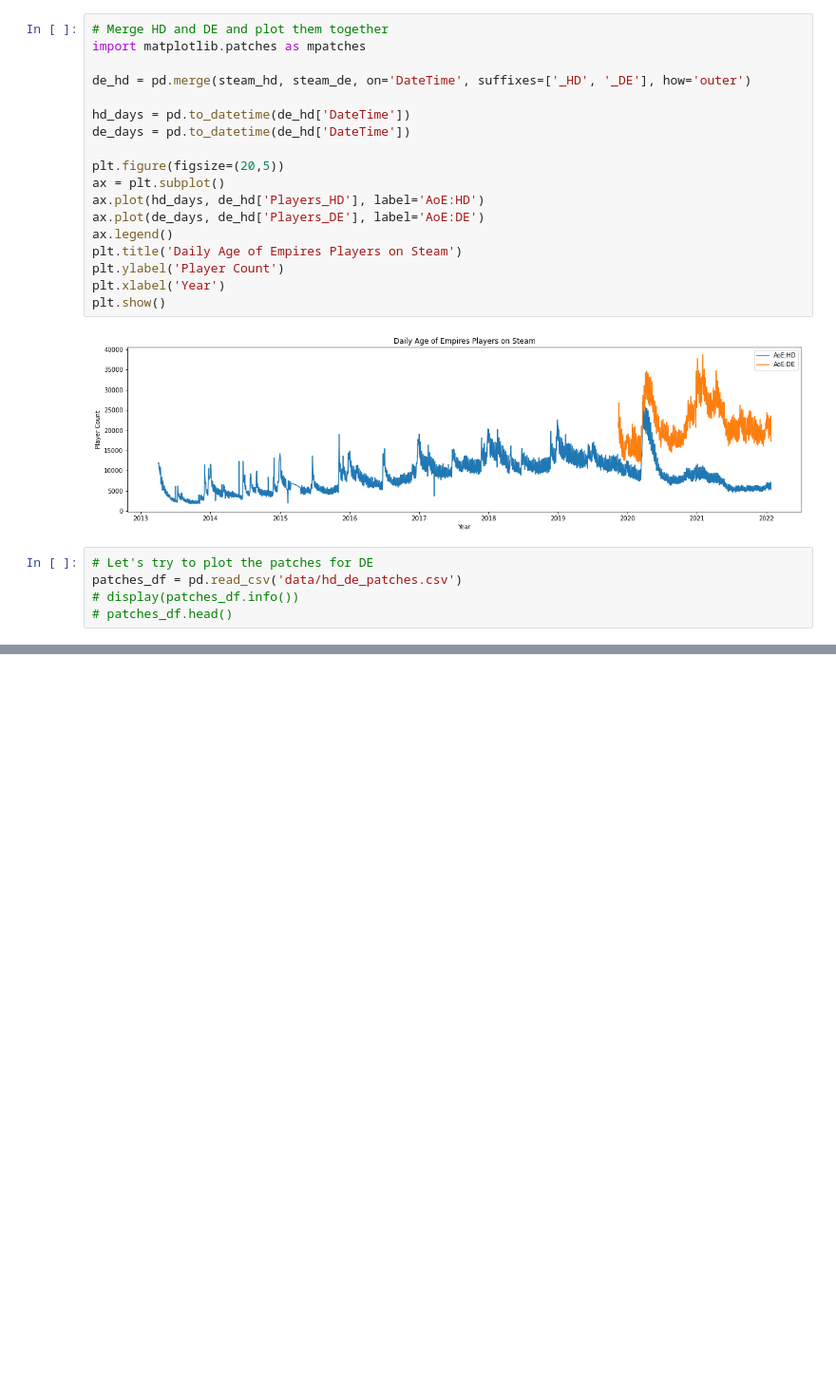
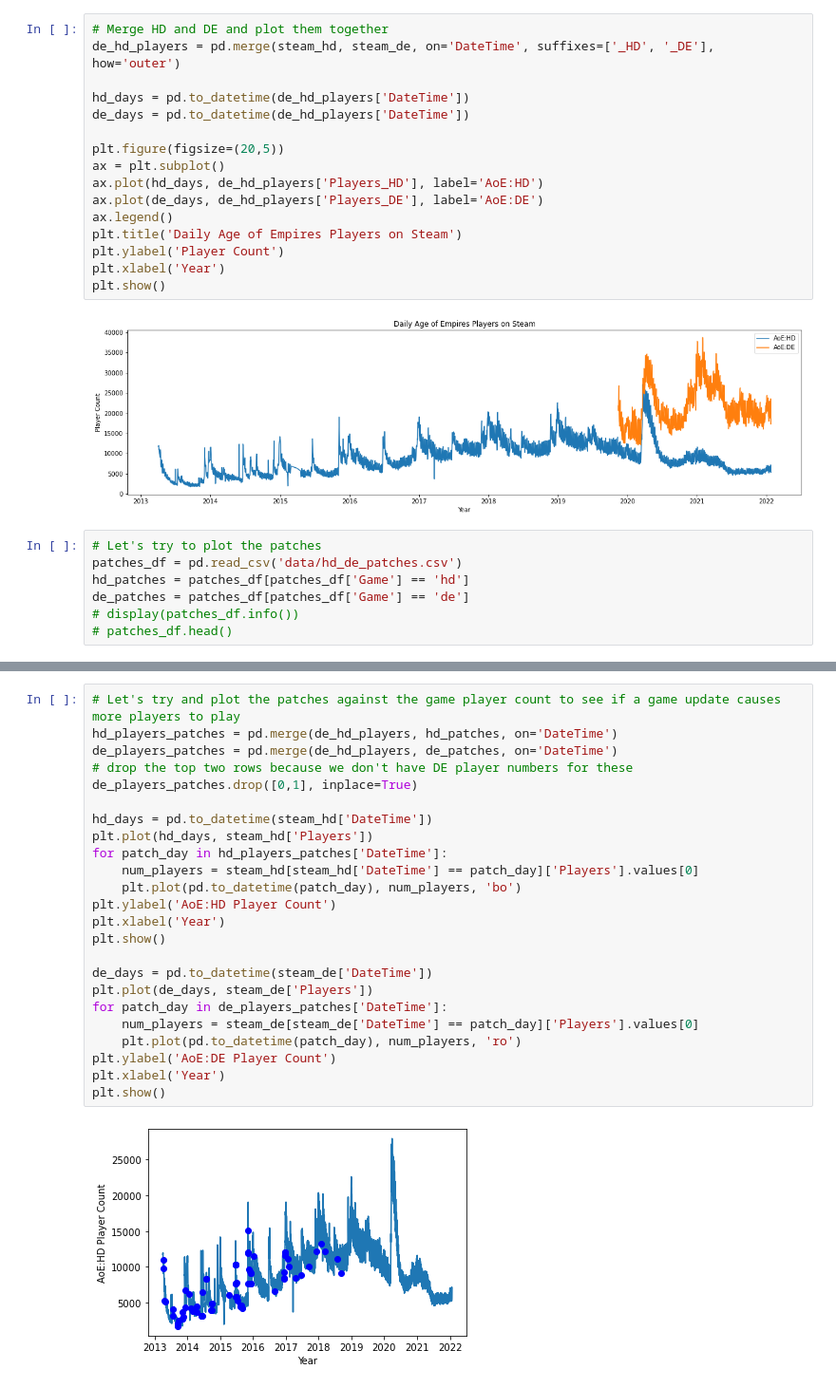
Before and after one commit to rishigoutam/aoe2, a Jupyter notebook: test_steamdb.ipynb, the cells around one changed output, grey strips where cells are left out. Shown at 95% size. Cells and saved outputs as stored; diff of their text form; blank space fills up the shorter version.

Commit message:
Plot patches against player counts by day
- Plotted HD updates
- Plotted DE minor and major updates
- Added COVID-19 line

```diff
--- a/test_steamdb.ipynb
+++ b/test_steamdb.ipynb
@@ -92,17 +90,15 @@ plt.show()
 [figure]
 # %%
 # Merge HD and DE and plot them together
-import matplotlib.patches as mpatches
+de_hd_players = pd.merge(steam_hd, steam_de, on='DateTime', suffixes=['_HD', '_DE'], how='outer')
 
-de_hd = pd.merge(steam_hd, steam_de, on='DateTime', suffixes=['_HD', '_DE'], how='outer')
-
-hd_days = pd.to_datetime(de_hd['DateTime'])
-de_days = pd.to_datetime(de_hd['DateTime'])
+hd_days = pd.to_datetime(de_hd_players['DateTime'])
+de_days = pd.to_datetime(de_hd_players['DateTime'])
 
 plt.figure(figsize=(20,5))
 ax = plt.subplot()
-ax.plot(hd_days, de_hd['Players_HD'], label='AoE:HD')
-ax.plot(de_days, de_hd['Players_DE'], label='AoE:DE')
+ax.plot(hd_days, de_hd_players['Players_HD'], label='AoE:HD')
+ax.plot(de_days, de_hd_players['Players_DE'], label='AoE:DE')
 ax.legend()
 plt.title('Daily Age of Empires Players on Steam')
 plt.ylabel('Player Count')
@@ -111,7 +107,9 @@ plt.show()
 # %% [output]
 [figure]
 # %%
-# Let's try to plot the patches for DE
+# Let's try to plot the patches
 patches_df = pd.read_csv('data/hd_de_patches.csv')
+hd_patches = patches_df[patches_df['Game'] == 'hd']
+de_patches = patches_df[patches_df['Game'] == 'de']
 # display(patches_df.info())
 # patches_df.head()
@@ -135,0 +139,26 @@ balance_patches
+# %%
+# Let's try and plot the patches against the game player count to see if a game update causes more players to play
+hd_players_patches = pd.merge(de_hd_players, hd_patches, on='DateTime')
+de_players_patches = pd.merge(de_hd_players, de_patches, on='DateTime')
+# drop the top two rows because we don't have DE player numbers for these
+de_players_patches.drop([0,1], inplace=True)
+
+hd_days = pd.to_datetime(steam_hd['DateTime'])
+plt.plot(hd_days, steam_hd['Players'])
+for patch_day in hd_players_patches['DateTime']:
+    num_players = steam_hd[steam_hd['DateTime'] == patch_day]['Players'].values[0]
+    plt.plot(pd.to_datetime(patch_day), num_players, 'bo')
+plt.ylabel('AoE:HD Player Count')
+plt.xlabel('Year')
+plt.show()
+
+de_days = pd.to_datetime(steam_de['DateTime'])
+plt.plot(de_days, steam_de['Players'])
+for patch_day in de_players_patches['DateTime']:
+    num_players = steam_de[steam_de['DateTime'] == patch_day]['Players'].values[0]
+    plt.plot(pd.to_datetime(patch_day), num_players, 'ro')
+plt.ylabel('AoE:DE Player Count')
+plt.xlabel('Year')
+plt.show()
+# %% [output]
+[figure, added]
```
Also changed, not shown: parts of 7 cells of this notebook.
